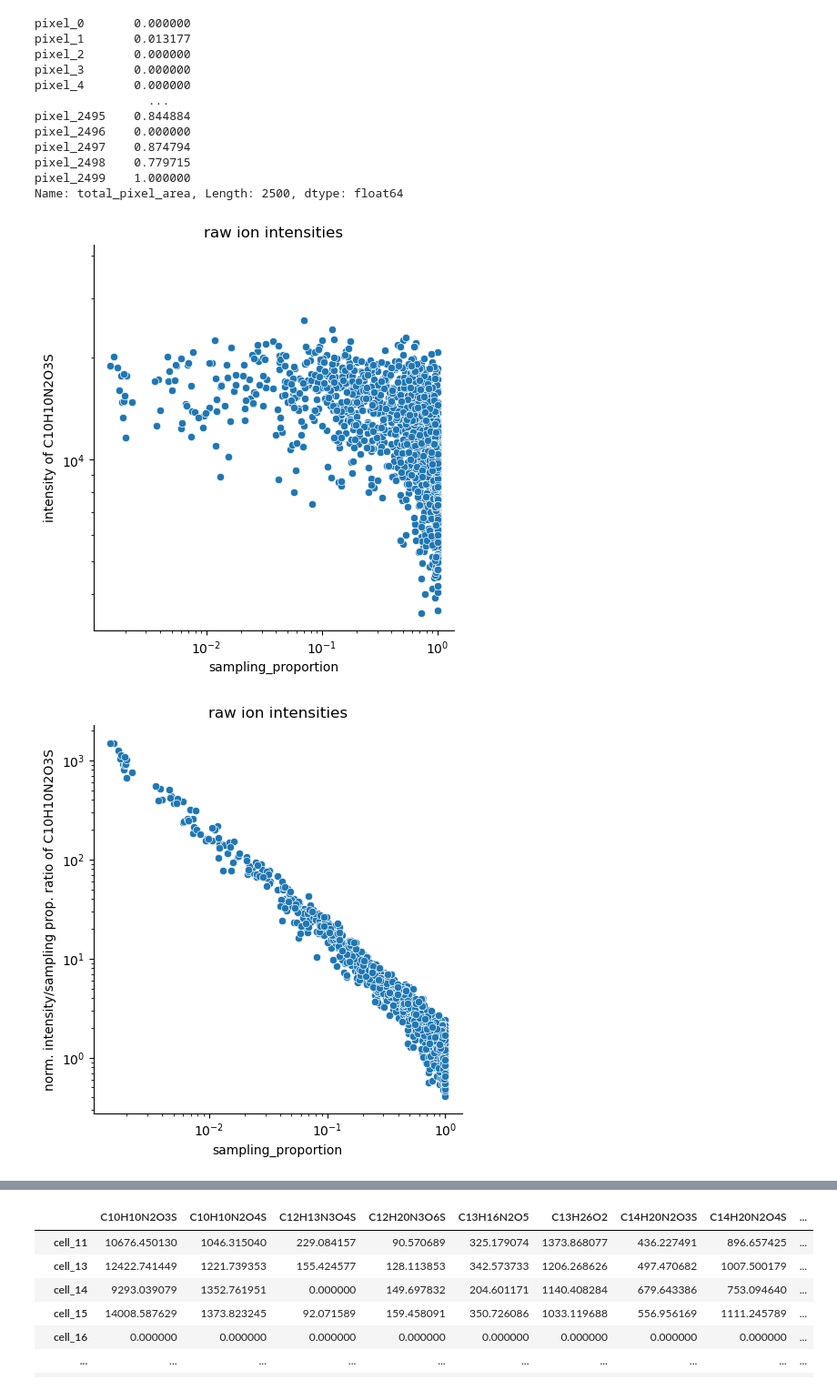
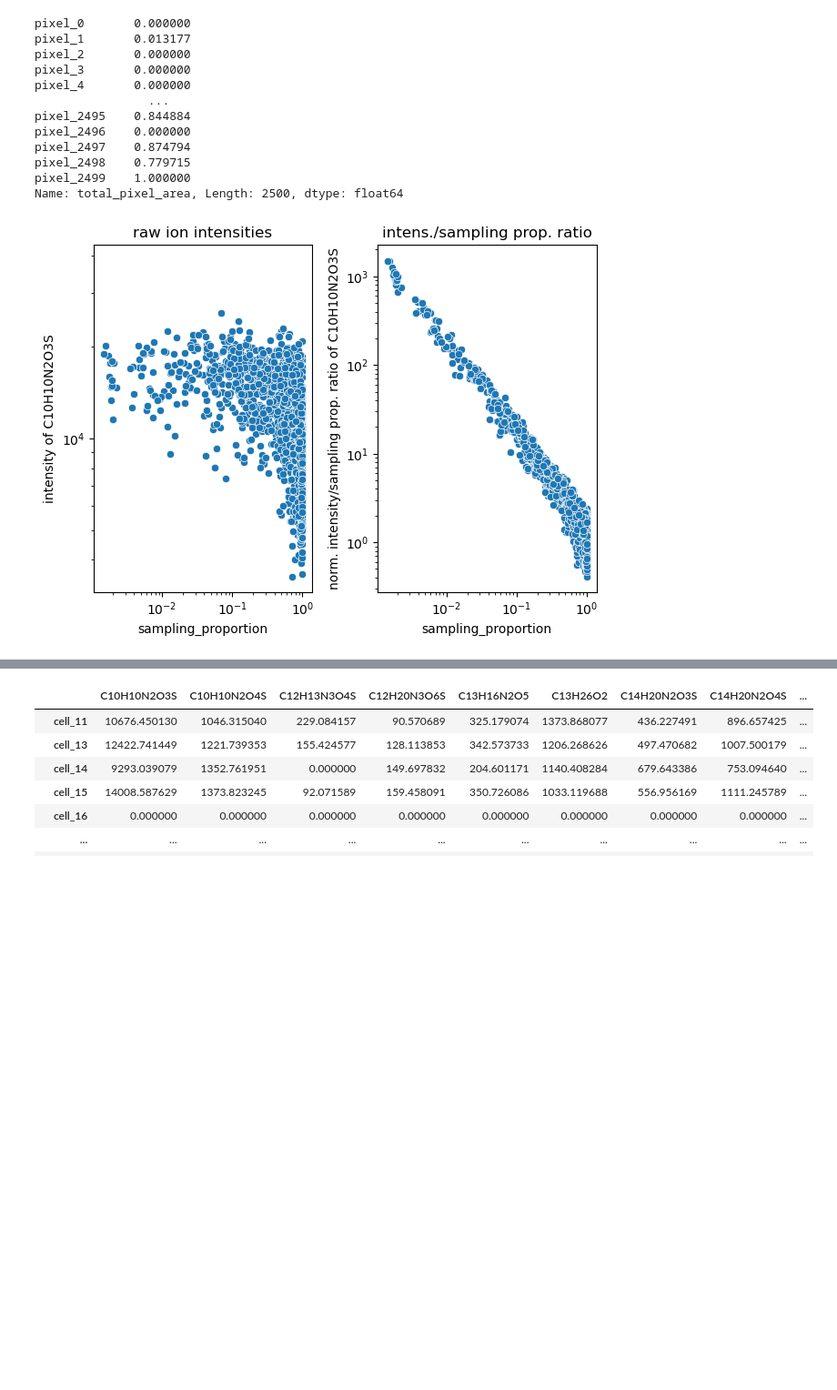
Before and after one commit to mariusrklein/FDA_project, a Jupyter notebook: ion_suppression_correction.ipynb, the cells around one changed output, grey strips where cells are left out. Shown at 91% size. Saved outputs shown, nothing was run; the diff lists cells and outputs as text; code cells hidden in the pictures; blank space fills up the shorter version.

Commit message:
implement reference ions in quantile method, improve regression plots

```diff
--- a/ion_suppression_correction.ipynb
+++ b/ion_suppression_correction.ipynb
@@ -186,29 +186,32 @@ Name: total_pixel_area, Length: 2500, dtype: float64
 # %%
 
 def log_log_regression_plot(df, molecule = '', x_axis= total_pixel_overlap, x_axis_name='sampling_proportion', title = 'Regression plot'):
     intensities_df = df.copy()
 
     norm_intensity_prop_ratios_df = normalize_proportion_ratios(intensities_df, pixels_total_overlap=x_axis, full_pixels_avg_intensities=full_pixel_intensities, normalized=True)
     intensities_df[x_axis_name] = total_pixel_overlap
     norm_intensity_prop_ratios_df[x_axis_name] = total_pixel_overlap
 
     if not molecule in intensities_df.columns:
         molecule = intensities_df.columns[0]
 
-    def render_plot(df, measure):
+    fig, ax = plt.subplots(1, 2)
 
-        plot = sns.relplot(data=df.dropna(subset = [molecule, x_axis_name]).infer_objects(), x=x_axis_name, y=molecule)
-        plot.set(xscale="log")
-        plot.set(yscale="log")
-        plot.set(ylabel= measure + " of " + molecule)
-        plot.set(title=title)
+    def render_plot(df, ax, measure, title = ''):
 
-    render_plot(intensities_df, measure = 'intensity')
-    render_plot(norm_intensity_prop_ratios_df, measure = 'norm. intensity/sampling prop. ratio')
+        sns.scatterplot(data=df.dropna(subset = [molecule, x_axis_name]).infer_objects(), x=x_axis_name, y=molecule, ax=ax)
+        ax.set(xscale="log")
+        ax.set(yscale="log")
+        ax.set(ylabel= measure + " of " + molecule)
+        ax.set(title=title)
+
+    render_plot(intensities_df, ax[0], measure = 'intensity', title = title)
+    render_plot(norm_intensity_prop_ratios_df, ax[1], measure = 'norm. intensity/sampling prop. ratio', title='intens./sampling prop. ratio')
+
+    fig.tight_layout()
 
 
 log_log_regression_plot(ion_intensities, title = 'raw ion intensities')
 # %% [output]
-[figure, old version]
+[figure, new version]
-[figure, removed]
 # %%
```
Also changed, not shown: parts of 3 cells of this notebook, 1 other file.
